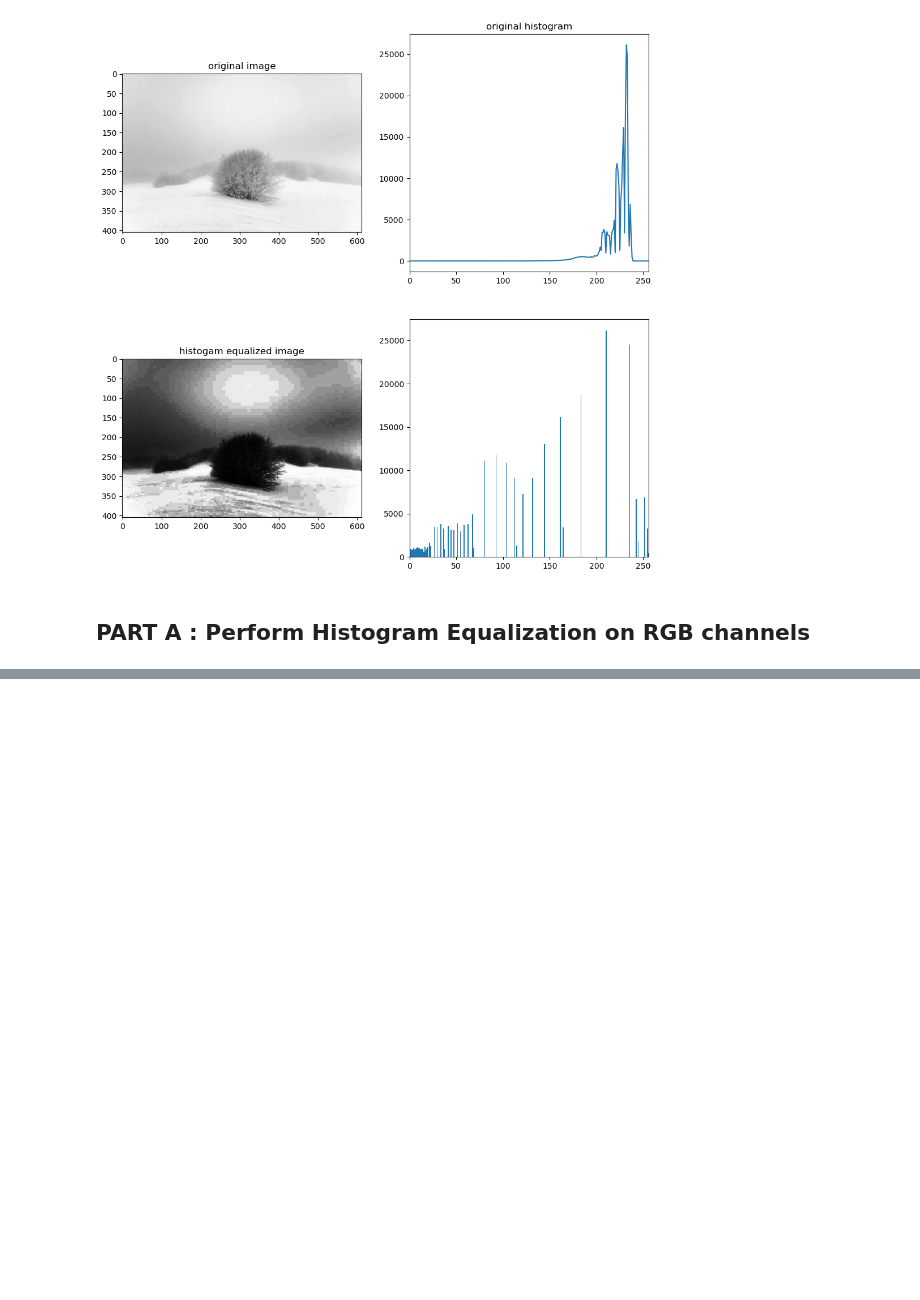
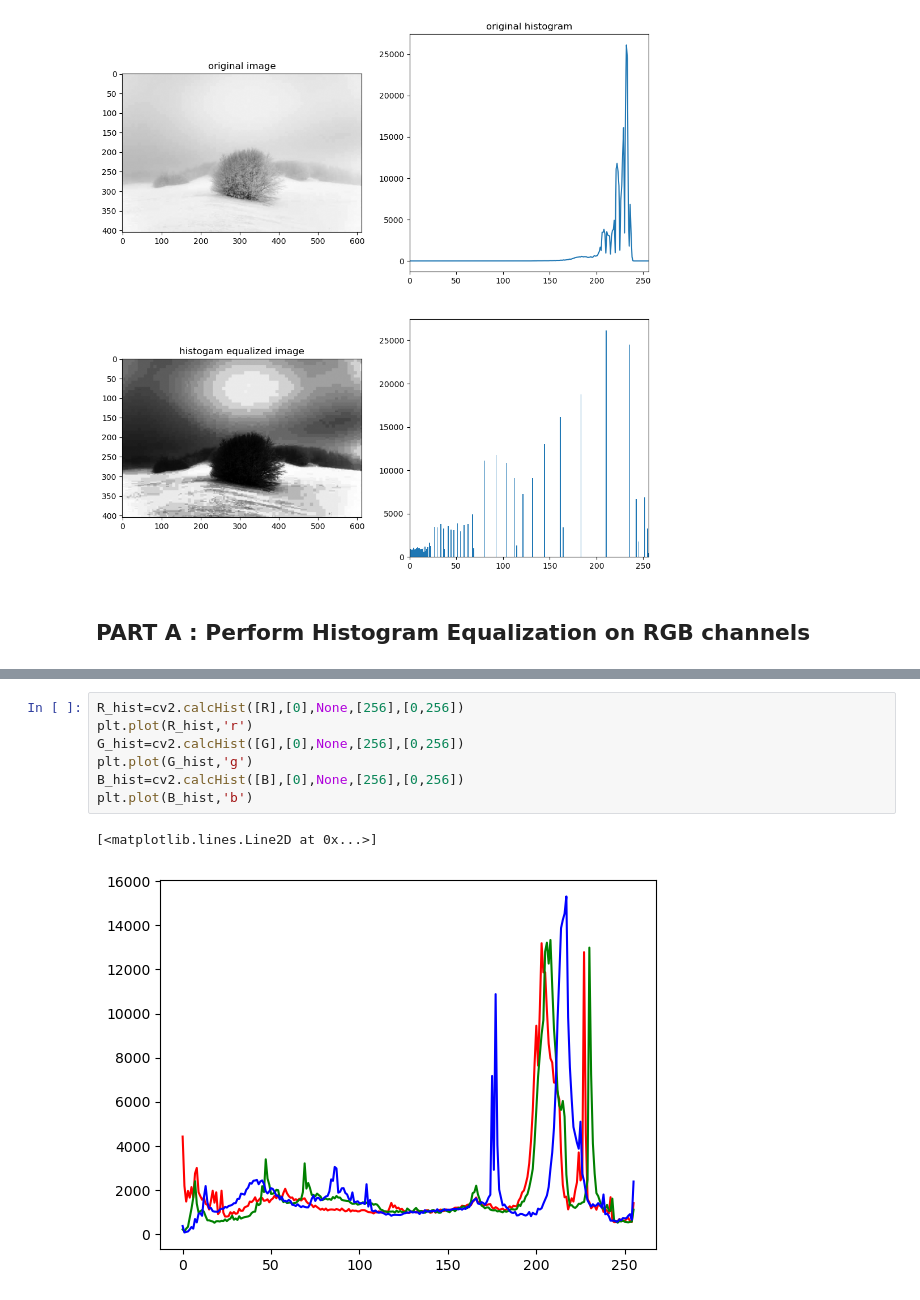
Before and after one commit to ShreyashDhoot/IPPR_coursework, a Jupyter notebook: experiment_2/experiment_2.ipynb, the cells around one changed output, grey strips where cells are left out. Saved outputs shown, nothing was run; the diff lists cells and outputs as text; blank space fills up the shorter version.

```diff
--- a/experiment_2/experiment_2.ipynb
+++ b/experiment_2/experiment_2.ipynb
@@ -57,0 +75,10 @@ plt.show()
+# %%
+R_hist=cv2.calcHist([R],[0],None,[256],[0,256])
+plt.plot(R_hist,'r')
+G_hist=cv2.calcHist([G],[0],None,[256],[0,256])
+plt.plot(G_hist,'g')
+B_hist=cv2.calcHist([B],[0],None,[256],[0,256])
+plt.plot(B_hist,'b')
+# %% [output]
+[<matplotlib.lines.Line2D at 0x...>]
+[figure, added]
```
Also changed, not shown: parts of 7 cells of this notebook.
